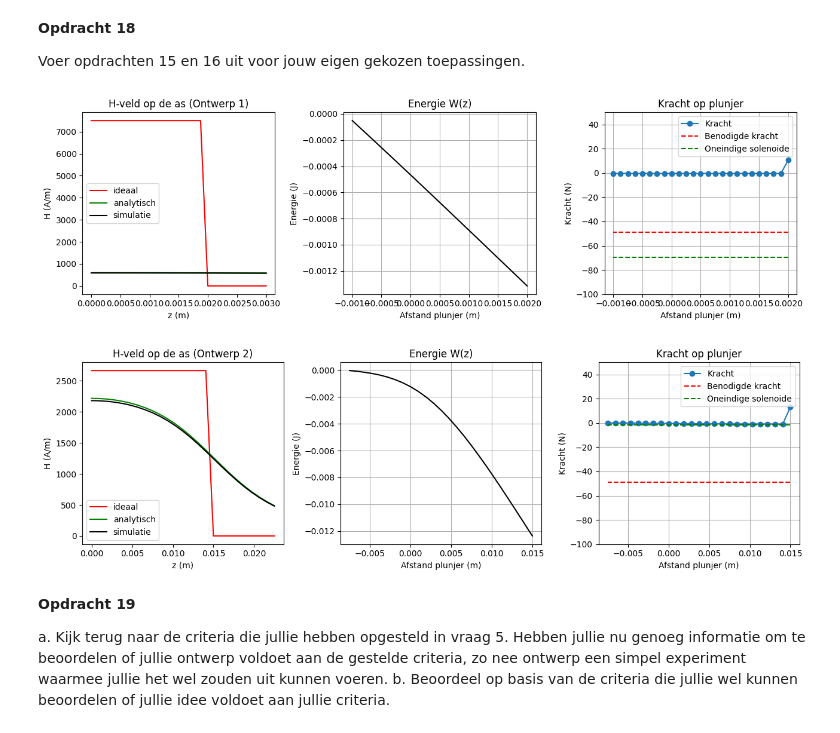
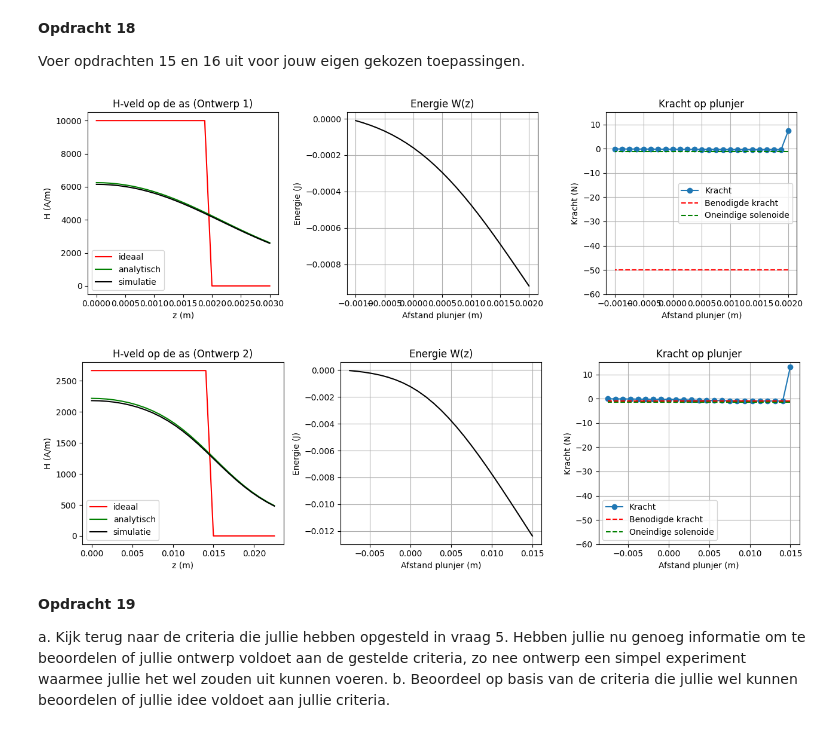
Before and after one commit to sjiemen/DEF_opdrachten_fork, a Jupyter notebook: DigitaleOntwerpopdrachten/2KrachtactuatorOpdracht/2KrachtactuatorOpdracht/KrachtactuatorOpdracht.ipynb, the cells around one changed output. Cells and saved outputs as stored; diff of their text form; code cells hidden in the pictures.

```diff
--- a/DigitaleOntwerpopdrachten/2KrachtactuatorOpdracht/2KrachtactuatorOpdracht/KrachtactuatorOpdracht.ipynb
+++ b/DigitaleOntwerpopdrachten/2KrachtactuatorOpdracht/2KrachtactuatorOpdracht/KrachtactuatorOpdracht.ipynb
@@ -547,7 +547,7 @@ De criteria voor de deuractuator was dat hij een minimale kracht van 40N moest h
 
 Voer opdrachten 15 en 16 uit voor jouw eigen gekozen toepassingen.
 # %%
-def run_simulation(r_sol, L_sol, N, I, mu_r, title):
+def run_simulation(r_sol, L_sol, N, I, mu_r, title,F_min):
     x, y, z = parametrisatie(20*N, r_sol, N, L_sol)
     solen_pos = np.column_stack((x, y, z))
 
@@ -596,42 +596,44 @@ def run_simulation(r_sol, L_sol, N, I, mu_r, title):
     plt.ylabel('Energie (J)')
     plt.grid()
 
     # Krachten
-    force_analytical = -mu_0*mu_r * np.pi * r_sol**2 * N**2 * I**2 / (2*L_sol**2)
+    force_analytical = -mu_0*mu_r * np.pi * r_sol**2 * N**2 * I**2 / 2 /L_sol**2
     force_numerical = np.diff(Wz, append=[0])/(z_ax[1] - z_ax[0])
 
     plt.subplot(133)
     plt.title('Kracht op plunjer')
     plt.plot(L_sol/2 - z_ax, np.flipud(force_numerical), '-o', label='Kracht')
-    plt.plot(L_sol/2 - z_ax, (-5*9.8)*np.ones(n_ax), '--r', label='Benodigde kracht')
+    plt.plot(L_sol/2 - z_ax, (-F_min)*np.ones(n_ax), '--r', label='Benodigde kracht')
     plt.plot(L_sol/2 - z_ax, force_analytical*np.ones(n_ax), '--g', label='Oneindige solenoide')
     plt.xlabel('Afstand plunjer (m)')
     plt.ylabel('Kracht (N)')
     plt.grid()
     plt.legend()
-    plt.ylim([-100, 50])
+    plt.ylim([-60, 15])
 
     plt.tight_layout()
     plt.show()
 
 # ontwerp 1:
-r_sol = 0.025
+r_sol = 0.0025
 L_sol = 0.004
-N = 15
+N = 20
 I = 2
 mu_r = 1000
-run_simulation(r_sol, L_sol, N, I, mu_r, "Ontwerp 1")
+F_min = 50
+run_simulation(r_sol, L_sol, N, I, mu_r, "Ontwerp 1",F_min)
 
 # Ontwerp 2
 r_sol = 0.01
 L_sol = 0.03
 N = 40
 I = 2
 mu_r = 1000
-run_simulation(r_sol, L_sol, N, I, mu_r, "Ontwerp 2")
+F_min = 1
+run_simulation(r_sol, L_sol, N, I, mu_r, "Ontwerp 2",F_min)
 # %% [output]
-[figure, old version]
+[figure, new version]
-[figure, old version]
+[figure, new version]
 # %% [markdown]
 **Opdracht 19**
 
```
